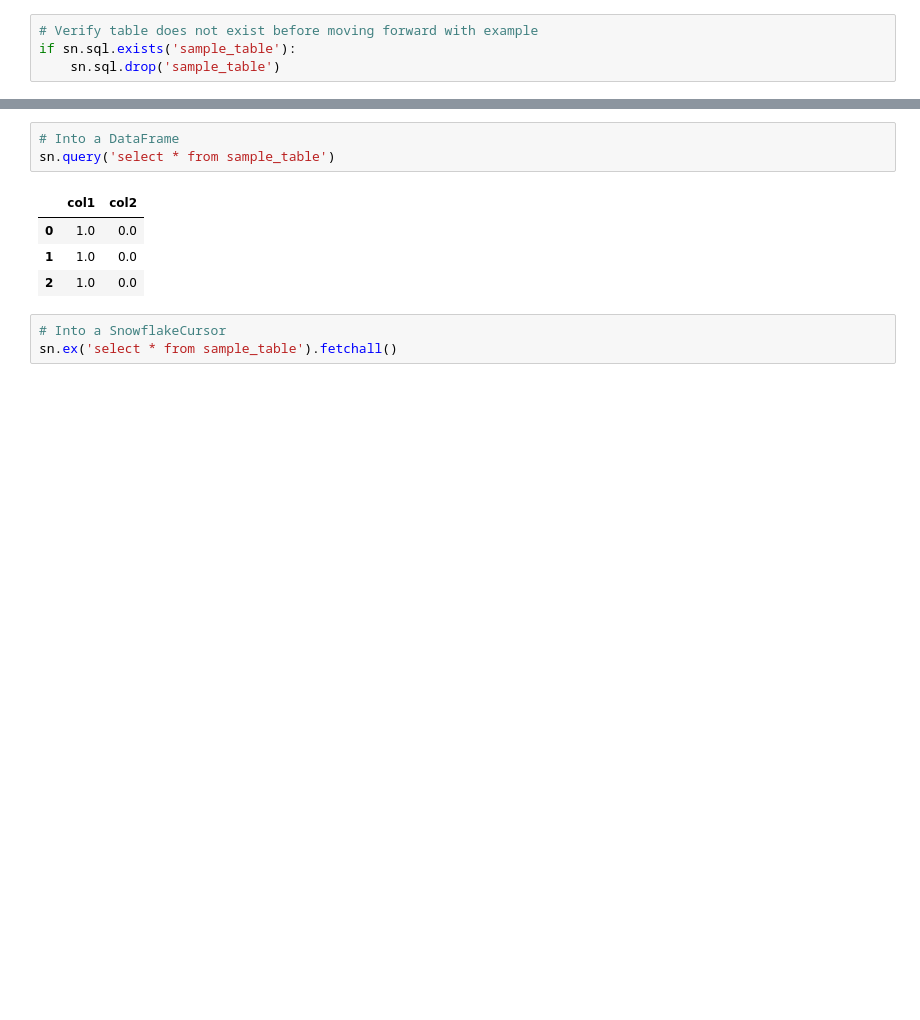
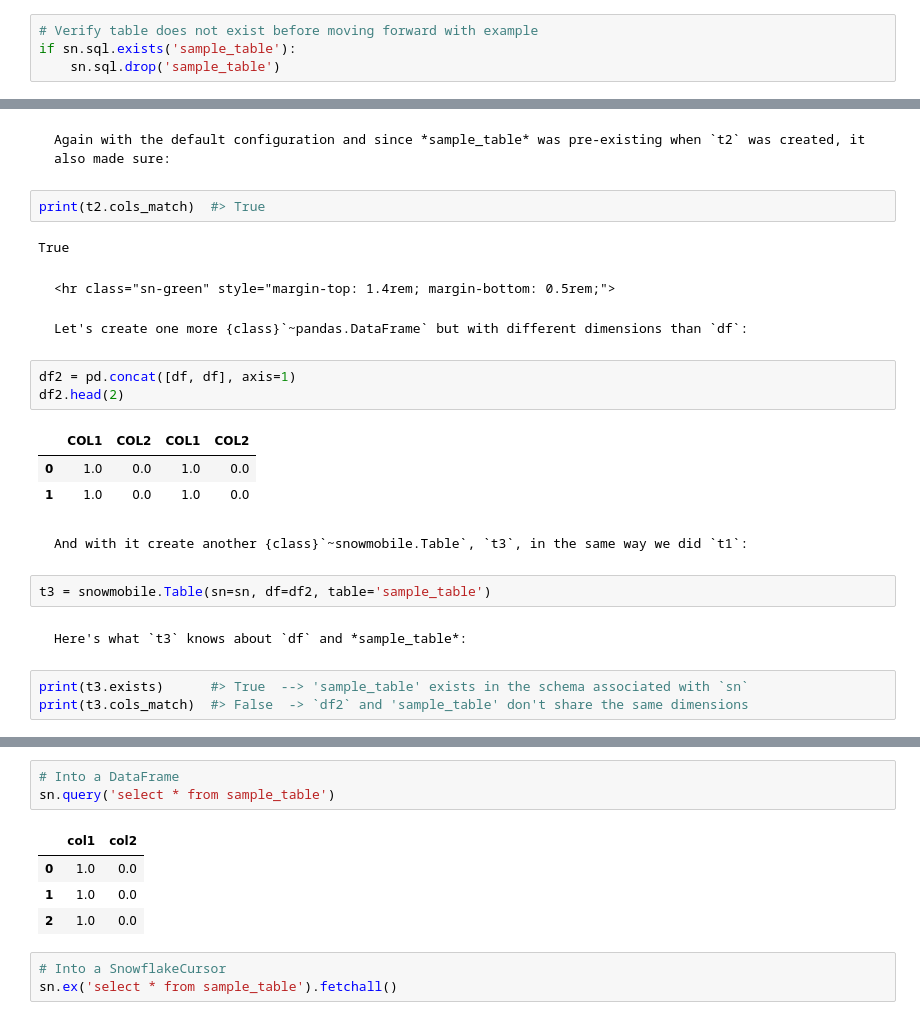
Before and after one commit to GEM7318/Snowmobile, a Jupyter notebook: docs/index.ipynb, the cells around one changed output, grey strips where cells are left out. Saved outputs shown, nothing was run; the diff lists cells and outputs as text; blank space fills up the shorter version.

````diff
--- a/docs/index.ipynb
+++ b/docs/index.ipynb
@@ -202,0 +334,36 @@ Loading into 'gem7318.SAMPLE_TABLE`..
+# %% [markdown]
+```{div} sn-pre-code
+Again with the default configuration and since *sample_table* was pre-existing when `t2` was created, it also made sure:
+```
+# %%
+print(t2.cols_match)  #> True
+# %% [output]
+True
+# %% [markdown]
+```{div} sn-indent-h-cell
+<hr class="sn-green" style="margin-top: 1.4rem; margin-bottom: 0.5rem;">
+```
+
+```{div} sn-pre-code
+Let's create one more {class}`~pandas.DataFrame` but with different dimensions than `df`:
+```
+# %%
+df2 = pd.concat([df, df], axis=1)
+df2.head(2)
+# %% [output]
+|  | COL1 | COL2 | COL1 | COL2 |
+| 0 | 1.0 | 0.0 | 1.0 | 0.0 |
+| 1 | 1.0 | 0.0 | 1.0 | 0.0 |
+# %% [markdown]
+```{div} sn-pre-code
+And with it create another {class}`~snowmobile.Table`, `t3`, in the same way we did `t1`:
+```
+# %%
+t3 = snowmobile.Table(sn=sn, df=df2, table='sample_table')
+# %% [markdown]
+```{div} sn-pre-code
+Here's what `t3` knows about `df` and *sample_table*:
+```
+# %%
+print(t3.exists)      #> True  --> 'sample_table' exists in the schema associated with `sn`
+print(t3.cols_match)  #> False  -> `df2` and 'sample_table' don't share the same dimensions
````
Also changed, not shown: parts of 49 cells of this notebook, 4 other files.
